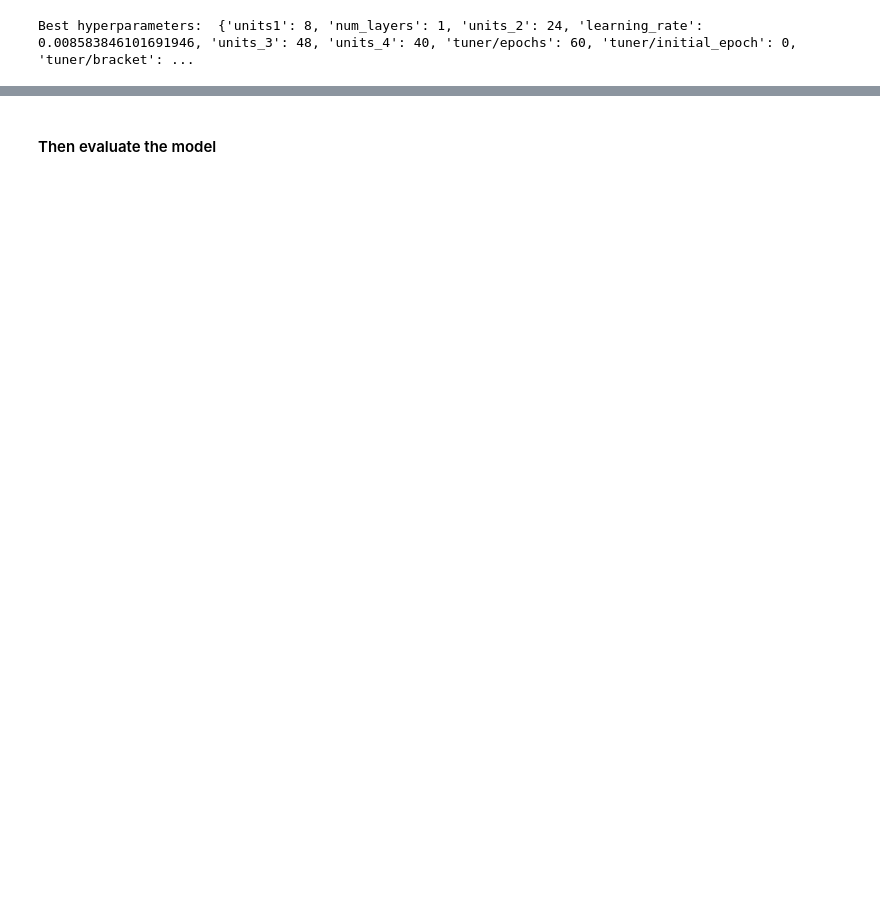
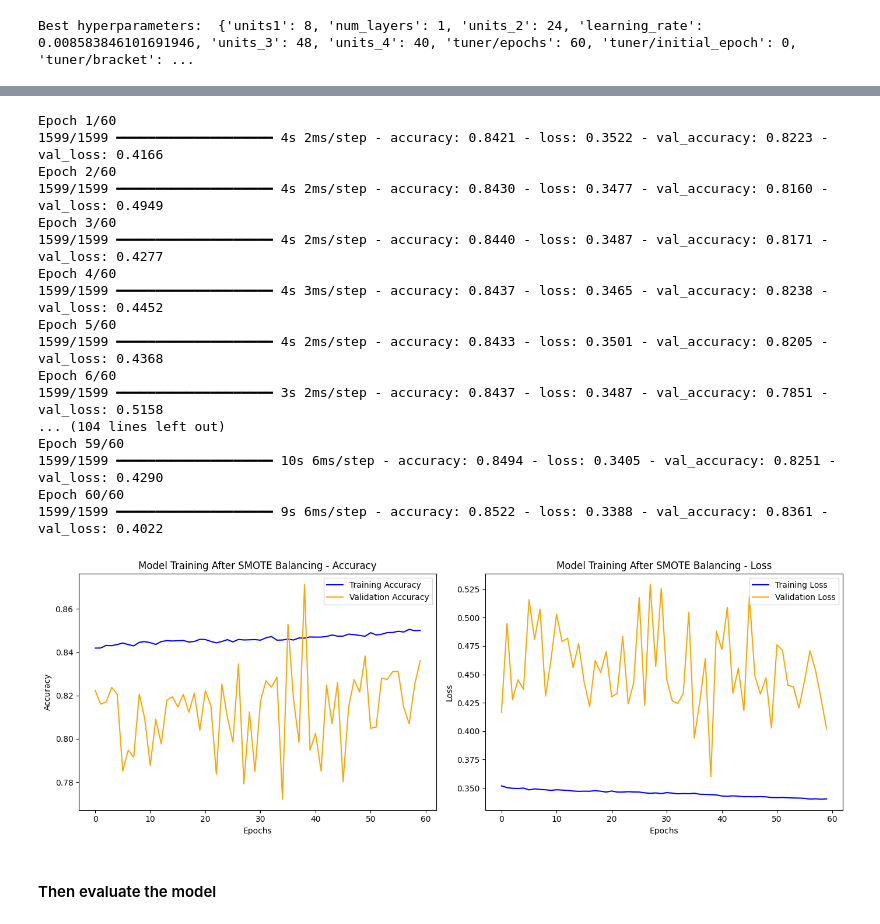
Before and after one commit to Abdullah-Nazly/ML_CW, a Jupyter notebook: Neural_Network.ipynb, the cells around one changed output, grey strips where cells are left out. Cells and saved outputs as stored; diff of their text form; code cells hidden in the pictures; blank space fills up the shorter version.

Commit message:
Trying out different paramters for class balancing. now got s reasonable value. still trying to imporove the class imbalance. this is for neural network

```diff
--- a/Neural_Network.ipynb
+++ b/Neural_Network.ipynb
@@ -1026,3 +991,72 @@ Epoch 60/60
+# %%
+from imblearn.over_sampling import SMOTE
+import matplotlib.pyplot as plt
+
+# Apply SMOTE to balance the classes in the training data
+smote = SMOTE(random_state=42)
+X_train_smote, y_train_smote = smote.fit_resample(X_train_scaled, y_train)
+
+# Train the model again using the balanced data
+history = best_model.fit(
+    X_train_smote, y_train_smote,
+    epochs=60,
+    validation_split=0.2,
+    batch_size=32,
+    verbose=1
+)
+
+# Function to plot training and validation accuracy and loss
+def plot_training_history(history, title):
+    # Extract metrics from the history
+    accuracy = history.history['accuracy']
+    val_accuracy = history.history['val_accuracy']
+    loss = history.history['loss']
+    val_loss = history.history['val_loss']
+
+    # Plot Accuracy
+    plt.figure(figsize=(14, 5))
+    plt.subplot(1, 2, 1)
+    plt.plot(accuracy, label='Training Accuracy', color='blue')
+    plt.plot(val_accuracy, label='Validation Accuracy', color='orange')
+    plt.title(f'{title} - Accuracy')
+    plt.xlabel('Epochs')
+    plt.ylabel('Accuracy')
+    plt.legend()
+
+    # Plot Loss
+    plt.subplot(1, 2, 2)
+    plt.plot(loss, label='Training Loss', color='blue')
+    plt.plot(val_loss, label='Validation Loss', color='orange')
+    plt.title(f'{title} - Loss')
+    plt.xlabel('Epochs')
+    plt.ylabel('Loss')
+    plt.legend()
+
+    # Display the plots
+    plt.tight_layout()
+    plt.show()
+
+# Plot the training history
+plot_training_history(history, "Model Training After SMOTE Balancing")
+# %% [output]
+Epoch 1/60
+1599/1599 ━━━━━━━━━━━━━━━━━━━━ 4s 2ms/step - accuracy: 0.8421 - loss: 0.3522 - val_accuracy: 0.8223 - val_loss: 0.4166
+Epoch 2/60
+1599/1599 ━━━━━━━━━━━━━━━━━━━━ 4s 2ms/step - accuracy: 0.8430 - loss: 0.3477 - val_accuracy: 0.8160 - val_loss: 0.4949
+Epoch 3/60
+1599/1599 ━━━━━━━━━━━━━━━━━━━━ 4s 2ms/step - accuracy: 0.8440 - loss: 0.3487 - val_accuracy: 0.8171 - val_loss: 0.4277
+Epoch 4/60
+1599/1599 ━━━━━━━━━━━━━━━━━━━━ 4s 3ms/step - accuracy: 0.8437 - loss: 0.3465 - val_accuracy: 0.8238 - val_loss: 0.4452
+Epoch 5/60
+1599/1599 ━━━━━━━━━━━━━━━━━━━━ 4s 2ms/step - accuracy: 0.8433 - loss: 0.3501 - val_accuracy: 0.8205 - val_loss: 0.4368
+Epoch 6/60
+1599/1599 ━━━━━━━━━━━━━━━━━━━━ 3s 2ms/step - accuracy: 0.8437 - loss: 0.3487 - val_accuracy: 0.7851 - val_loss: 0.5158
+... (104 lines left out)
+Epoch 59/60
+1599/1599 ━━━━━━━━━━━━━━━━━━━━ 10s 6ms/step - accuracy: 0.8494 - loss: 0.3405 - val_accuracy: 0.8251 - val_loss: 0.4290
+Epoch 60/60
+1599/1599 ━━━━━━━━━━━━━━━━━━━━ 9s 6ms/step - accuracy: 0.8522 - loss: 0.3388 - val_accuracy: 0.8361 - val_loss: 0.4022
+[figure, added]
 # %% [markdown]
 #### Then evaluate the model
 # %%
```
Also changed, not shown: parts of 10 cells of this notebook, 4 other files.
